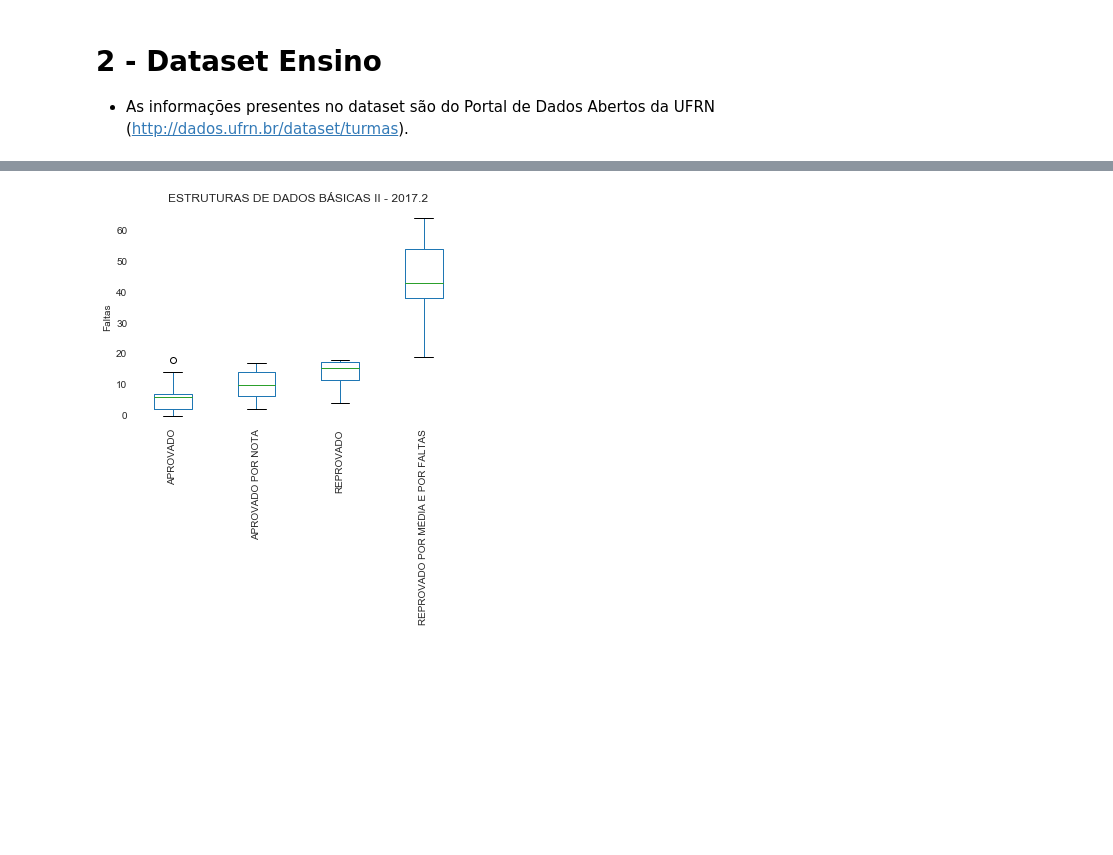
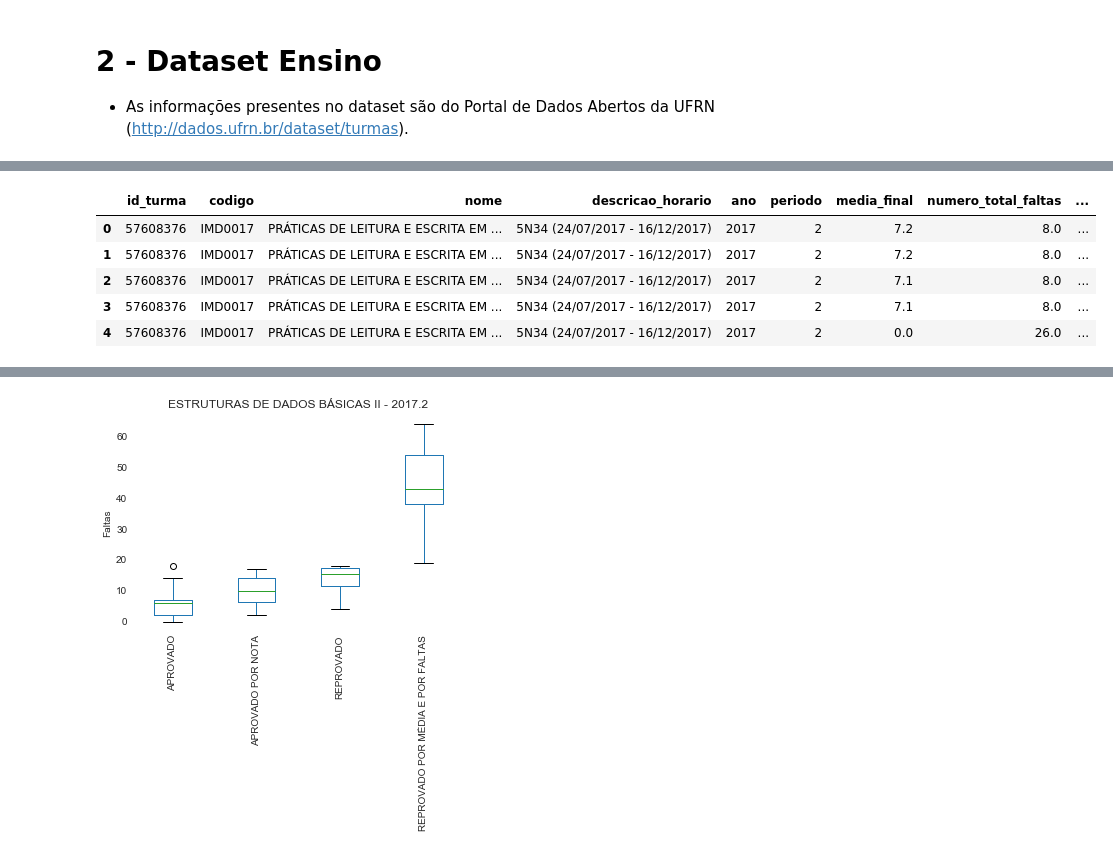
Before and after one commit to GildoAugu/trabalho_probabilidade, a Jupyter notebook: Estudo_Faltas_2.ipynb, the cells around one changed output, grey strips where cells are left out. Drawn from its saved outputs; the diff is of its cells as text; code cells hidden in the pictures; blank space fills up the shorter version.

```diff
--- a/Estudo_Faltas_2.ipynb
+++ b/Estudo_Faltas_2.ipynb
@@ -115,10 +115,19 @@ disciplinas_turma_2017_2.head()
 # %%
 colunas_relevantes = ["id_turma", "codigo", "nome", "descricao_horario", "ano",
                       "periodo", "media_final", "numero_total_faltas", "descricao", "discente"]
 # Merge de turma com as notas dos 3 semestres trabalhados.
 notas_turma_turma_2017_2 = pd.merge(disciplinas_turma_2017_2, notas_2017_2, on='id_turma')[colunas_relevantes]
 notas_turma_turma_2017_1 = pd.merge(disciplinas_turma_2017_1, notas_2017_1, on='id_turma')[colunas_relevantes]
 notas_turma_turma_2016_1 = pd.merge(disciplinas_turma_2016_1, notas_2016_1, on='id_turma')[colunas_relevantes]
+
+notas_turma_turma_2017_2.head()
+# %% [output]
+|  | id_turma | codigo | nome | descricao_horario | ano | periodo | media_final | numero_total_faltas | ... |
+| 0 | 57608376 | IMD0017 | PRÁTICAS DE LEITURA E ESCRITA EM ... | 5N34 (24/07/2017 - 16/12/2017) | 2017 | 2 | 7.2 | 8.0 | ... |
+| 1 | 57608376 | IMD0017 | PRÁTICAS DE LEITURA E ESCRITA EM ... | 5N34 (24/07/2017 - 16/12/2017) | 2017 | 2 | 7.2 | 8.0 | ... |
+| 2 | 57608376 | IMD0017 | PRÁTICAS DE LEITURA E ESCRITA EM ... | 5N34 (24/07/2017 - 16/12/2017) | 2017 | 2 | 7.1 | 8.0 | ... |
+| 3 | 57608376 | IMD0017 | PRÁTICAS DE LEITURA E ESCRITA EM ... | 5N34 (24/07/2017 - 16/12/2017) | 2017 | 2 | 7.1 | 8.0 | ... |
+| 4 | 57608376 | IMD0017 | PRÁTICAS DE LEITURA E ESCRITA EM ... | 5N34 (24/07/2017 - 16/12/2017) | 2017 | 2 | 0.0 | 26.0 | ... |
 # %%
 %%javascript
 // Para evitar dos graficos ficarem contidos numa caixa com scroll.
```
Also changed, not shown: 1 other file.
